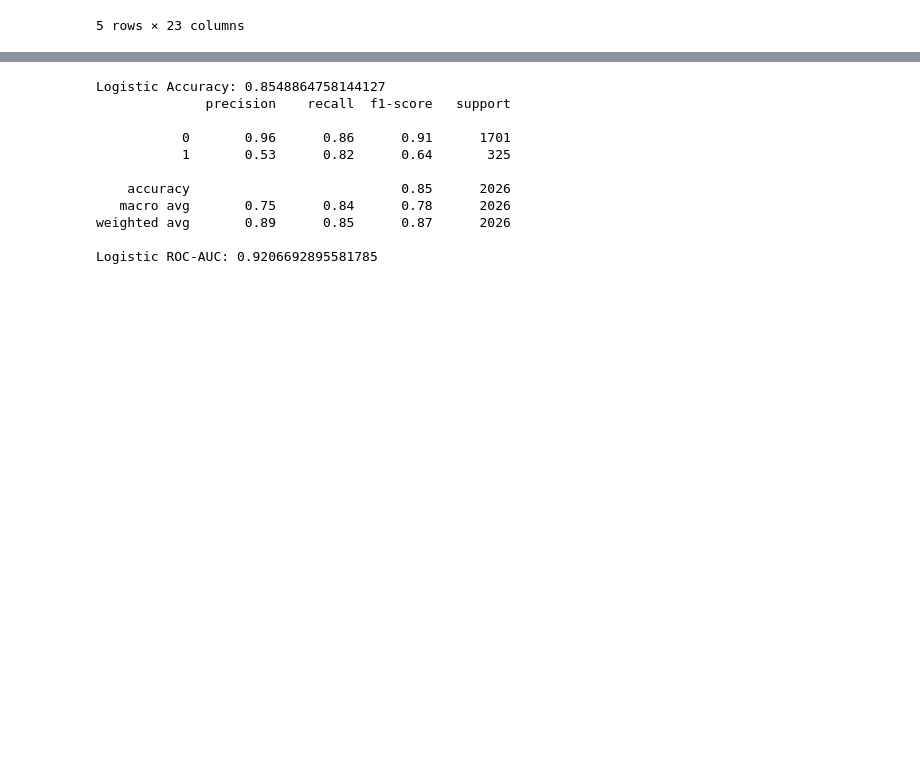
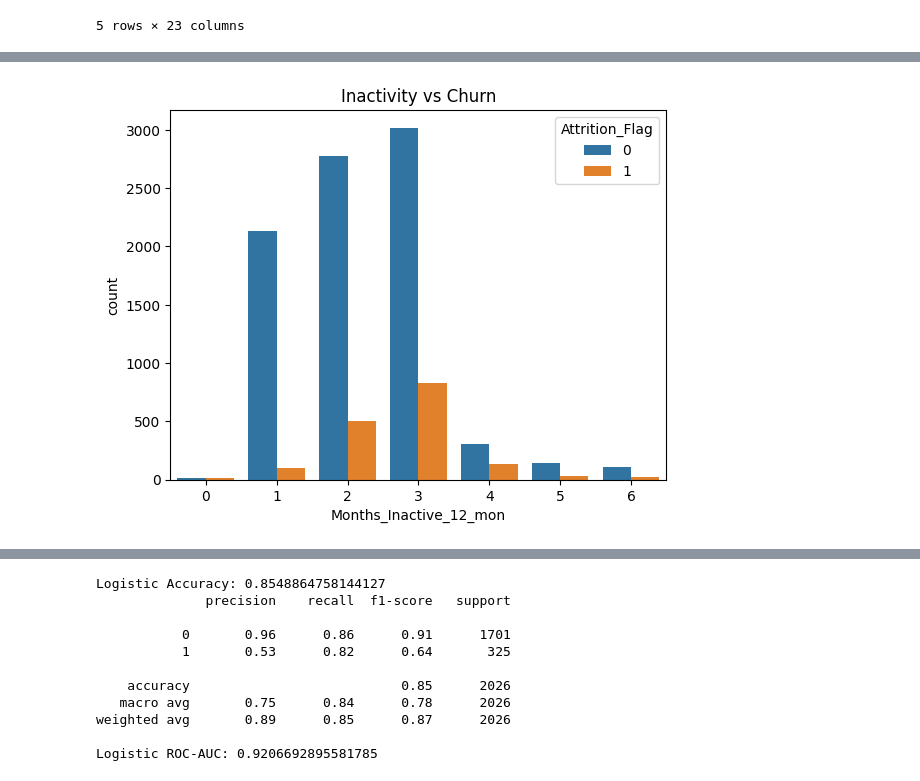
Before and after one commit to bharath921/TAB-DL-Customer-Churn-Prediction, a Jupyter notebook: cc.ipynb, the cells around one changed output, grey strips where cells are left out. Cells and saved outputs as stored; diff of their text form; code cells hidden in the pictures; blank space fills up the shorter version.

```diff
--- a/cc.ipynb
+++ b/cc.ipynb
@@ -61,0 +88,6 @@ y = df["Attrition_Flag"]
+# %%
+sns.countplot(x='Months_Inactive_12_mon', hue='Attrition_Flag', data=df)
+plt.title("Inactivity vs Churn")
+plt.show()
+# %% [output]
+[figure, added]
```
Also changed, not shown: parts of 5 cells of this notebook.
